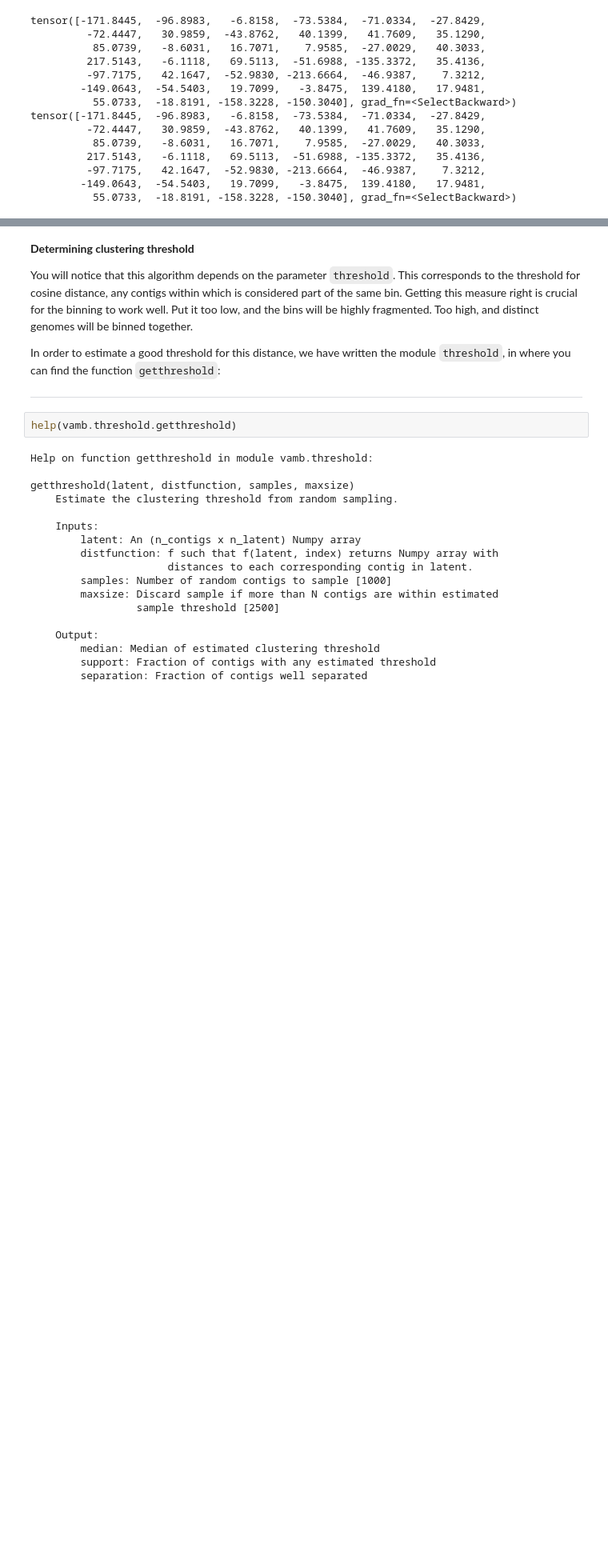
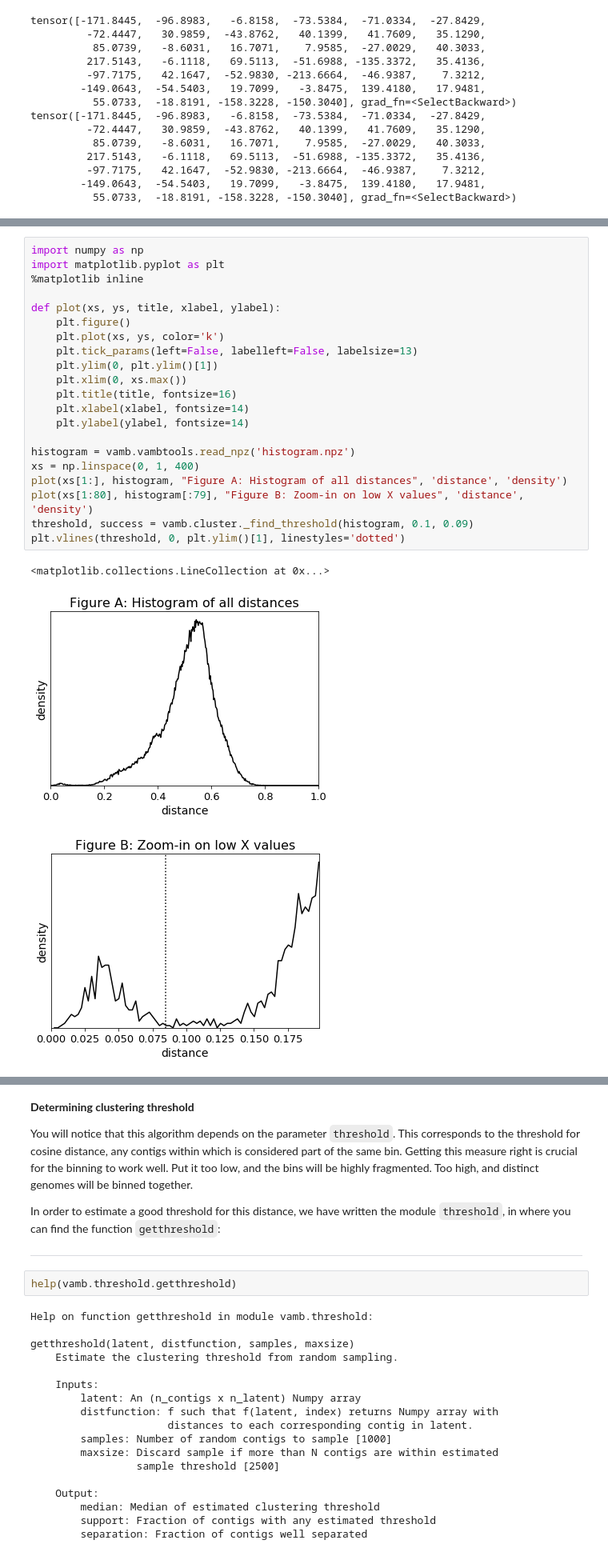
Before and after one commit to RasmussenLab/vamb, a Jupyter notebook: doc/tutorial.ipynb, the cells around one changed output, grey strips where cells are left out. Shown at 80% size. Saved outputs shown, nothing was run; the diff lists cells and outputs as text; blank space fills up the shorter version.

Commit message:
Changed constants and added more parameters to clustering algorithm.

```diff
--- a/doc/tutorial.ipynb
+++ b/doc/tutorial.ipynb
@@ -523,0 +589,25 @@ Image(filename='algorithm.png')
+# %%
+import numpy as np
+import matplotlib.pyplot as plt
+%matplotlib inline
+
+def plot(xs, ys, title, xlabel, ylabel):
+    plt.figure()
+    plt.plot(xs, ys, color='k')
+    plt.tick_params(left=False, labelleft=False, labelsize=13)
+    plt.ylim(0, plt.ylim()[1])
+    plt.xlim(0, xs.max())
+    plt.title(title, fontsize=16)
+    plt.xlabel(xlabel, fontsize=14)
+    plt.ylabel(ylabel, fontsize=14)
+
+histogram = vamb.vambtools.read_npz('histogram.npz')
+xs = np.linspace(0, 1, 400)
+plot(xs[1:], histogram, "Figure A: Histogram of all distances", 'distance', 'density')
+plot(xs[1:80], histogram[:79], "Figure B: Zoom-in on low X values", 'distance', 'density')
+threshold, success = vamb.cluster._find_threshold(histogram, 0.1, 0.09)
+plt.vlines(threshold, 0, plt.ylim()[1], linestyles='dotted')
+# %% [output]
+<matplotlib.collections.LineCollection at 0x...>
+[figure, added]
+[figure, added]
```
Also changed, not shown: parts of 5 cells of this notebook, 3 other files.
